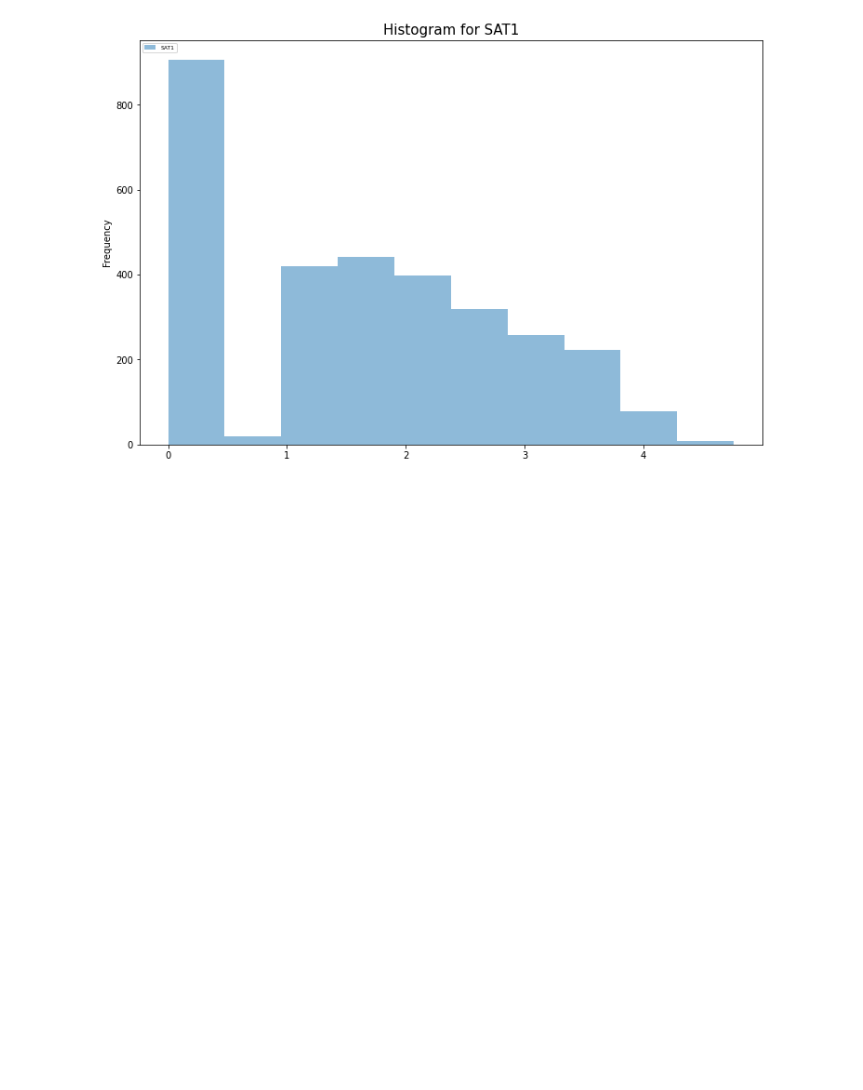
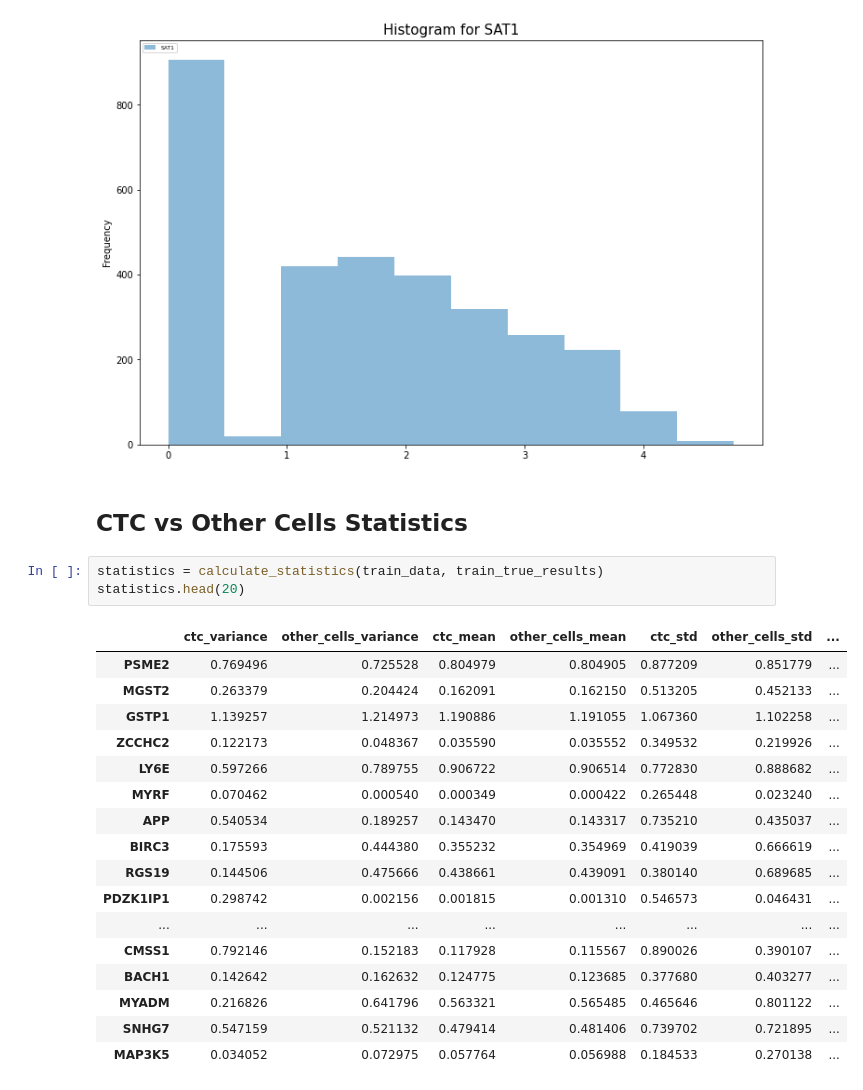
Before and after one commit to melehean/CTC-Detection, a Jupyter notebook: visualization.ipynb, the cells around one changed output. Drawn from its saved outputs; the diff is of its cells as text; blank space fills up the shorter version.

Commit message:
Add statistics; Minor refactoring

```diff
--- a/visualization.ipynb
+++ b/visualization.ipynb
@@ -243,3 +234,26 @@ for var in variables:
 [figure]
 [figure]
 [figure]
+# %% [markdown]
+## CTC vs Other Cells Statistics
+# %%
+statistics = calculate_statistics(train_data, train_true_results)
+statistics.head(20)
+# %% [output]
+|  | ctc_variance | other_cells_variance | ctc_mean | other_cells_mean | ctc_std | other_cells_std | ... |
+| PSME2 | 0.769496 | 0.725528 | 0.804979 | 0.804905 | 0.877209 | 0.851779 | ... |
+| MGST2 | 0.263379 | 0.204424 | 0.162091 | 0.162150 | 0.513205 | 0.452133 | ... |
+| GSTP1 | 1.139257 | 1.214973 | 1.190886 | 1.191055 | 1.067360 | 1.102258 | ... |
+| ZCCHC2 | 0.122173 | 0.048367 | 0.035590 | 0.035552 | 0.349532 | 0.219926 | ... |
+| LY6E | 0.597266 | 0.789755 | 0.906722 | 0.906514 | 0.772830 | 0.888682 | ... |
+| MYRF | 0.070462 | 0.000540 | 0.000349 | 0.000422 | 0.265448 | 0.023240 | ... |
+| APP | 0.540534 | 0.189257 | 0.143470 | 0.143317 | 0.735210 | 0.435037 | ... |
+| BIRC3 | 0.175593 | 0.444380 | 0.355232 | 0.354969 | 0.419039 | 0.666619 | ... |
+| RGS19 | 0.144506 | 0.475666 | 0.438661 | 0.439091 | 0.380140 | 0.689685 | ... |
+| PDZK1IP1 | 0.298742 | 0.002156 | 0.001815 | 0.001310 | 0.546573 | 0.046431 | ... |
+| ... | ... | ... | ... | ... | ... | ... | ... |
+| CMSS1 | 0.792146 | 0.152183 | 0.117928 | 0.115567 | 0.890026 | 0.390107 | ... |
+| BACH1 | 0.142642 | 0.162632 | 0.124775 | 0.123685 | 0.377680 | 0.403277 | ... |
+| MYADM | 0.216826 | 0.641796 | 0.563321 | 0.565485 | 0.465646 | 0.801122 | ... |
+| SNHG7 | 0.547159 | 0.521132 | 0.479414 | 0.481406 | 0.739702 | 0.721895 | ... |
+| MAP3K5 | 0.034052 | 0.072975 | 0.057764 | 0.056988 | 0.184533 | 0.270138 | ... |
```
Also changed, not shown: parts of 4 cells of this notebook, 2 other files.
